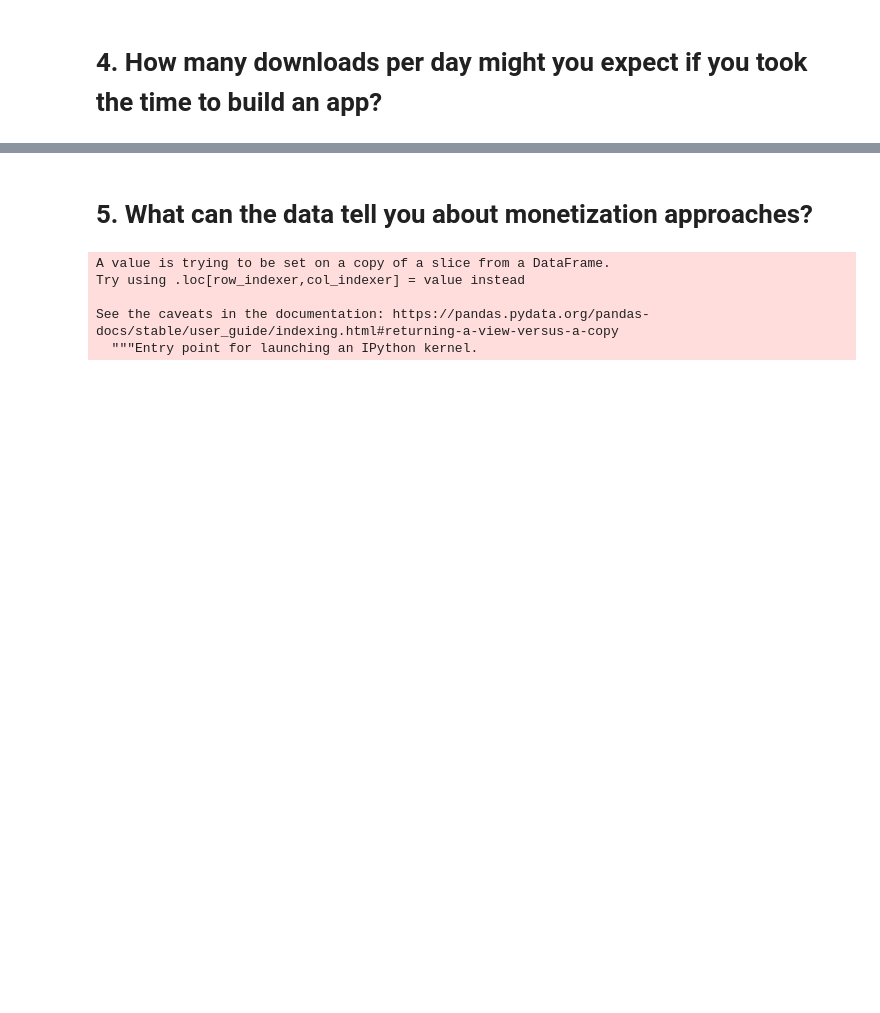
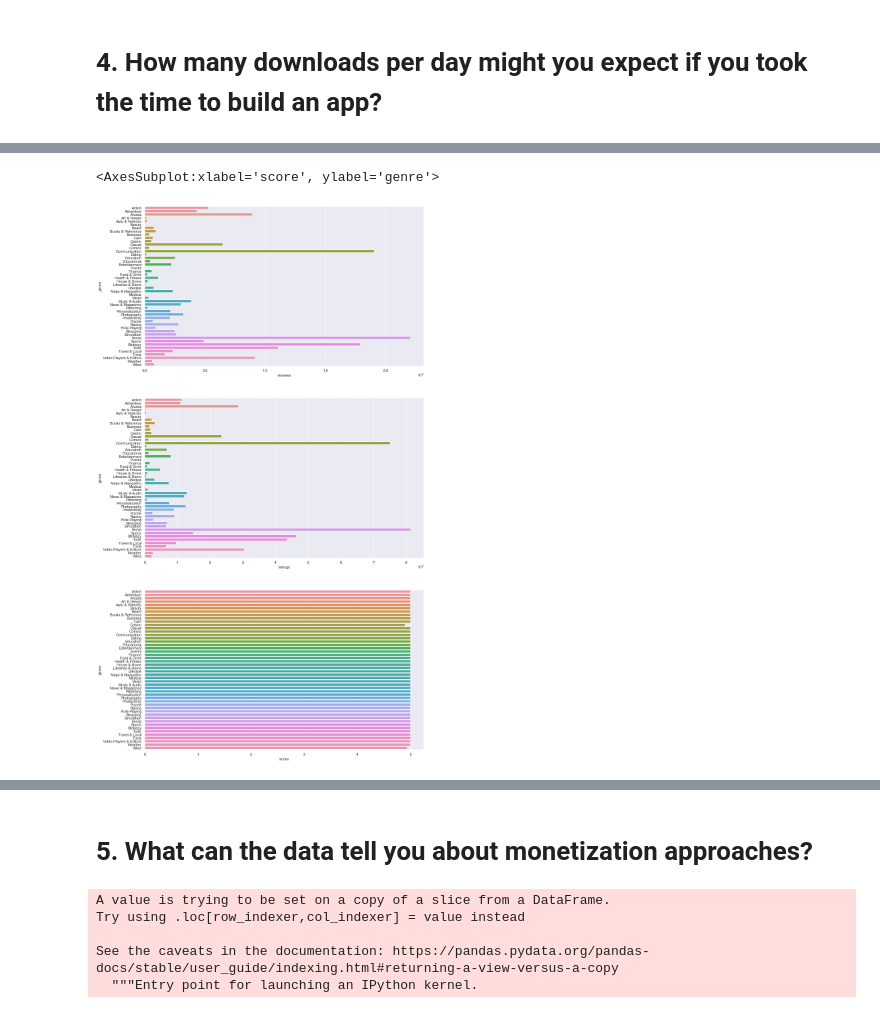
Before and after one commit to Necronoxia/google-play-apps-analysis, a Jupyter notebook: mini_proj.ipynb, the cells around one changed output, grey strips where cells are left out. Drawn from its saved outputs; the diff is of its cells as text; code cells hidden in the pictures; blank space fills up the shorter version.

```diff
--- a/mini_proj.ipynb
+++ b/mini_proj.ipynb
@@ -210,0 +260,9 @@ YouTube 1000000000
+# %%
+fig, axes = plt.subplots(3,1, figsize=(15, 30), sharey = True)
+
+sns.barplot(ax=axes[0],data = g4,x = 'reviews', y = g4.index)
+sns.barplot(ax=axes[1],data = g4,x = 'ratings', y = g4.index)
+sns.barplot(ax=axes[2],data = g4,x = 'score', y = g4.index)
+# %% [output]
+<AxesSubplot:xlabel='score', ylabel='genre'>
+[figure, added]
```
Also changed, not shown: parts of 13 cells of this notebook.
